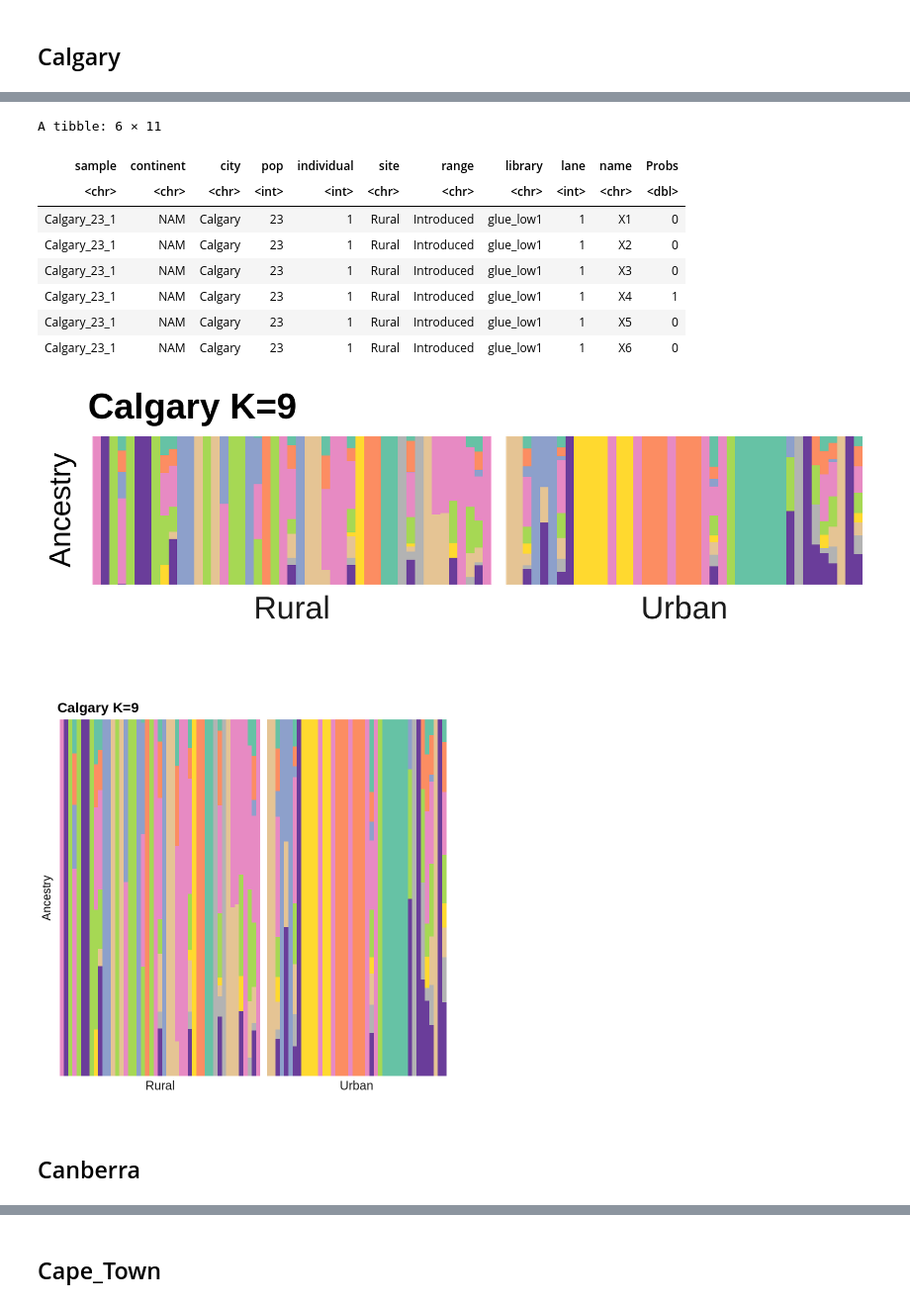
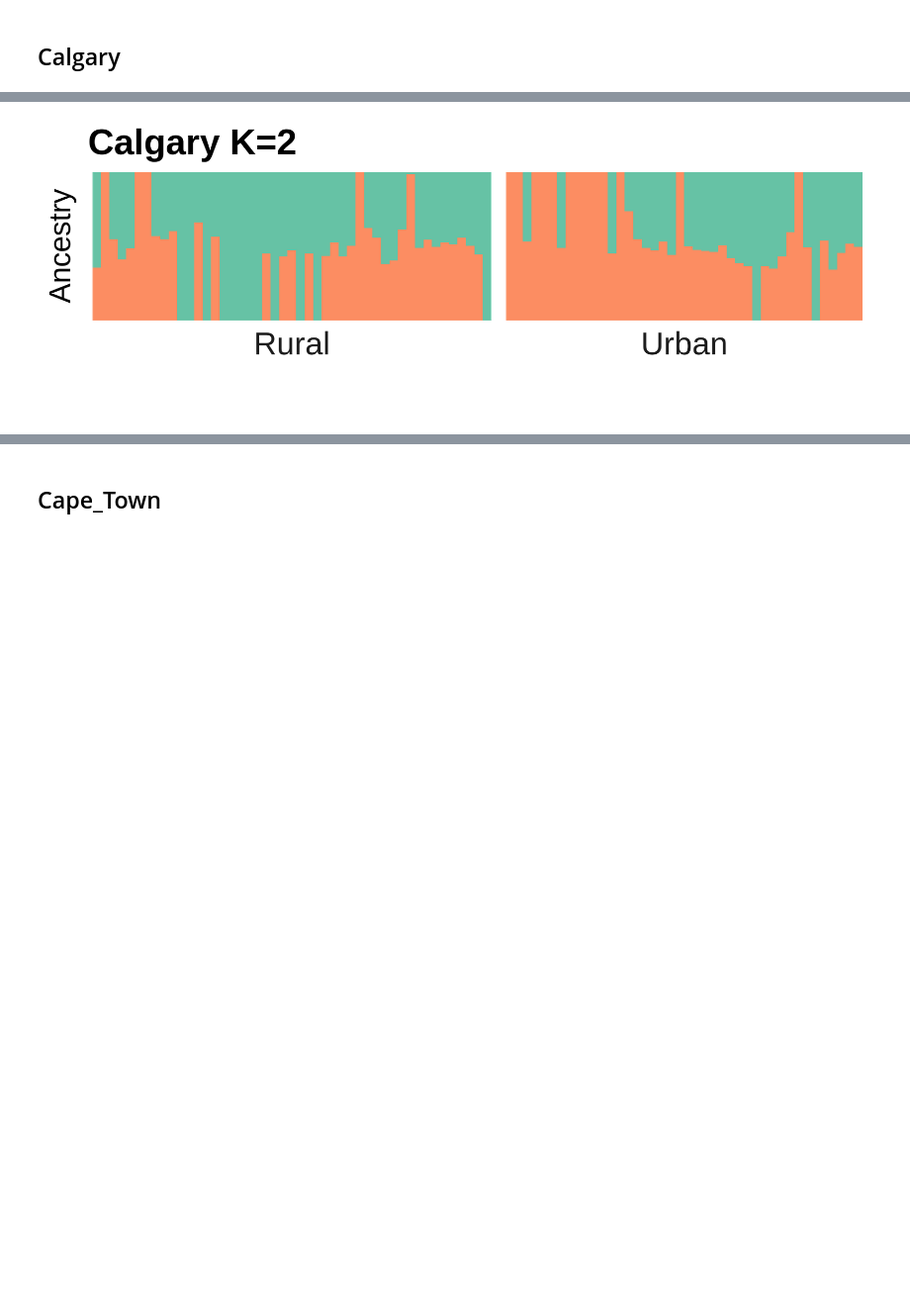
Before and after one commit to AudeCaizergues/glue_demography, a Jupyter notebook: genomic-analyses/notebooks/Admixture_plots.r.ipynb, the cells around one changed output, grey strips where cells are left out. Shown at 99% size. Cells and saved outputs as stored; diff of their text form; code cells hidden in the pictures; blank space fills up the shorter version.

```diff
--- a/genomic-analyses/notebooks/Admixture_plots.r.ipynb
+++ b/genomic-analyses/notebooks/Admixture_plots.r.ipynb
@@ -40,16 +41,14 @@ load_ngsadmix_log <- function(path){
 }
 # %%
 # File of samples order per city
-list<-c("Albuquerque", "Antwerp", "Armidale","Athens","Bogota","Buenos_Aires",
-        "Calgary","Canberra","Cape_Town","Christchurch","Hiroshima","Kunming"
-        ,"Kyoto","Landshut","Linkoping","Loja","Medellin","Melbourne","Memphis",
-        "Mexico_City","Munich","Paris","Quito","Tehran","Thessaloniki","Toronto")
-samples<-as.data.frame(read.table("/scratch/projects/trifolium/glue/demography/glue_demography/genomic-analyses/resources/glue_pc_sampleSheet.txt", header=TRUE, sep="\t"))
+list<-c("Albuquerque", "Antwerp", "Armidale","Athens","Buenos_Aires",
+        "Calgary","Cape_Town","Christchurch","Kunming","Landshut","Linkoping","Loja","Memphis",
+        "Mexico_City","Munich","Palmerston_North","Punta_Arenas","Quito","Sapporo","Tehran",
+        "Thessaloniki","Toronto","Vancouver","Warsaw")
+samples<-as.data.frame(read.table("/scratch/projects/trifolium/glue/demography/glue_demography/genomic-analyses/resources/glue_noLowCities_sampleSheet_noRelated.txt", header=TRUE, sep="\t"))
 samples$site<-gsub("u","tem",as.character(samples$site))
 samples$site<-gsub("r","Rural",as.character(samples$site))
 samples$site<-gsub("tem","Urban",as.character(samples$site))
-head(samples)
-
 for (city in list){
     detail <- read.table(paste0("/scratch/projects/trifolium/glue/demography/glue_demography/results/program_resources/bam_lists/by_city/withoutRelated/",city,"/",city,"_4fold_lowCovRemoved_bams.list"))
     detail$V1<-gsub("/scratch/projects/trifolium/glue/pc/results/bam/4fold/","",as.character(detail$V1))
@@ -58,5 +57,3 @@ for (city in list){
     tmp <-merge(samples, detail,  by.x="sample", by.y="V1", all.x=FALSE, all.y=TRUE, sort=FALSE)
     assign(name,tmp)
     }
-
-head(Paris_order_detail)
@@ -182,7 +146,7 @@ clumpak_log <- readLines(clumpak_log_path)
 optimal_K <- clumpak_log[grep('Optimal K', clumpak_log)]
 optimal_K
 split<-strsplit(optimal_K, split = " ")
-bestK<-split[[1]][11]
+bestK<-split[[1]][12]
 
 # Plot K
 path_to_file<-paste0(results_prefix,'population_structure/bestKbyEvanno/',city,'/Best_K_By_Evanno-DeltaKByKGraph.png')
@@ -542,7 +392,7 @@ clumpak_log <- readLines(clumpak_log_path)
 optimal_K <- clumpak_log[grep('Optimal K', clumpak_log)]
 optimal_K
 split<-strsplit(optimal_K, split = " ")
-bestK<-split[[1]][11]
+bestK<-split[[1]][12]
 bestK
 
 # Plot K
@@ -651,59 +501,47 @@ admix_results <- paste0(results_prefix, 'population_structure/ngsadmix/',city,'/
 # /!\ CHANGE CITY NAME HERE /!\
 
 admix <- suppressMessages(read_delim(admix_results, col_names = FALSE, delim = " ")) %>%
-    dplyr::select(-X10) %>%
+    dplyr::select(-X3) %>%
     bind_cols(., Calgary_order_detail) %>%
-    pivot_longer(X1:X9, values_to = 'Probs') %>%
+    pivot_longer(X1:X2, values_to = 'Probs') %>%
     mutate(Probs = round(Probs, 5))
 
 cols_admix <- c('#66C2A5','#FC8D62','#8DA0CB','#E78AC3','#A6D854','#FFD92F','#E5C494','#B3B3B3','#6A3D9A')
 
-kplot <-
+kplot_Calgary <-
   ggplot(admix, aes(factor(sample), Probs, fill = factor(name))) +
   geom_col(width=1) +
   facet_grid(~fct_inorder(site), scales = "free", switch = "x", space = "free") +
-  theme_minimal() + labs(x="",title = "Calgary K=9", y = "Ancestry") +
+  theme_minimal() + labs(x="",title = "Calgary K=2", y = "Ancestry") +
   scale_y_continuous(expand = c(0, 0)) +
   scale_x_discrete(expand = expansion(add = 1)) +
   scale_fill_manual(values = cols_admix) +
   scale_color_manual(values = cols_admix) +
   #scale_fill_brewer(palette="Set2")+
   theme(
     legend.position = 'none',
     panel.spacing.x = unit(0.2, "lines"),
     axis.text.x = element_blank(),
     panel.grid = element_blank(),
     axis.text = element_text(size=10),
     axis.title = element_text(size=14),
     strip.text.x = element_text(size = 15),
     plot.title = element_text(size = 17, face = 'bold'),
     axis.text.y = element_blank()
   )
 
 ggsave(
-  "ADMIX_Calgary_K9.png",
-  plot = kplot,
+  "ADMIX_Calgary_K2.png",
+  plot = kplot_Calgary,
   device = png,
   path = "/scratch/projects/trifolium/glue/demography/glue_demography/genomic-analyses/analyses/figures/admixture/",
   width = 14,
   height = 5,
   units = "cm",
   dpi = 300
 )
 
-path_to_kplot<-"/scratch/projects/trifolium/glue/demography/glue_demography/genomic-analyses/analyses/figures/admixture/ADMIX_Calgary_K9.png"
+path_to_kplot<-"/scratch/projects/trifolium/glue/demography/glue_demography/genomic-analyses/analyses/figures/admixture/ADMIX_Calgary_K2.png"
 display_png(file=path_to_kplot)
 # %% [output]
-A tibble: 6 × 11
-| sample | continent | city | pop | individual | site | range | library | lane | name | Probs |
-| <chr> | <chr> | <chr> | <int> | <int> | <chr> | <chr> | <chr> | <int> | <chr> | <dbl> |
-| Calgary_23_1 | NAM | Calgary | 23 | 1 | Rural | Introduced | glue_low1 | 1 | X1 | 0 |
-| Calgary_23_1 | NAM | Calgary | 23 | 1 | Rural | Introduced | glue_low1 | 1 | X2 | 0 |
-| Calgary_23_1 | NAM | Calgary | 23 | 1 | Rural | Introduced | glue_low1 | 1 | X3 | 0 |
-| Calgary_23_1 | NAM | Calgary | 23 | 1 | Rural | Introduced | glue_low1 | 1 | X4 | 1 |
-| Calgary_23_1 | NAM | Calgary | 23 | 1 | Rural | Introduced | glue_low1 | 1 | X5 | 0 |
-| Calgary_23_1 | NAM | Calgary | 23 | 1 | Rural | Introduced | glue_low1 | 1 | X6 | 0 |
-[figure, old version]
+[figure, new version]
-[figure, removed]
-# %% [markdown]
-## Canberra
```
Also changed, not shown: parts of 76 cells of this notebook, 21 other files.
